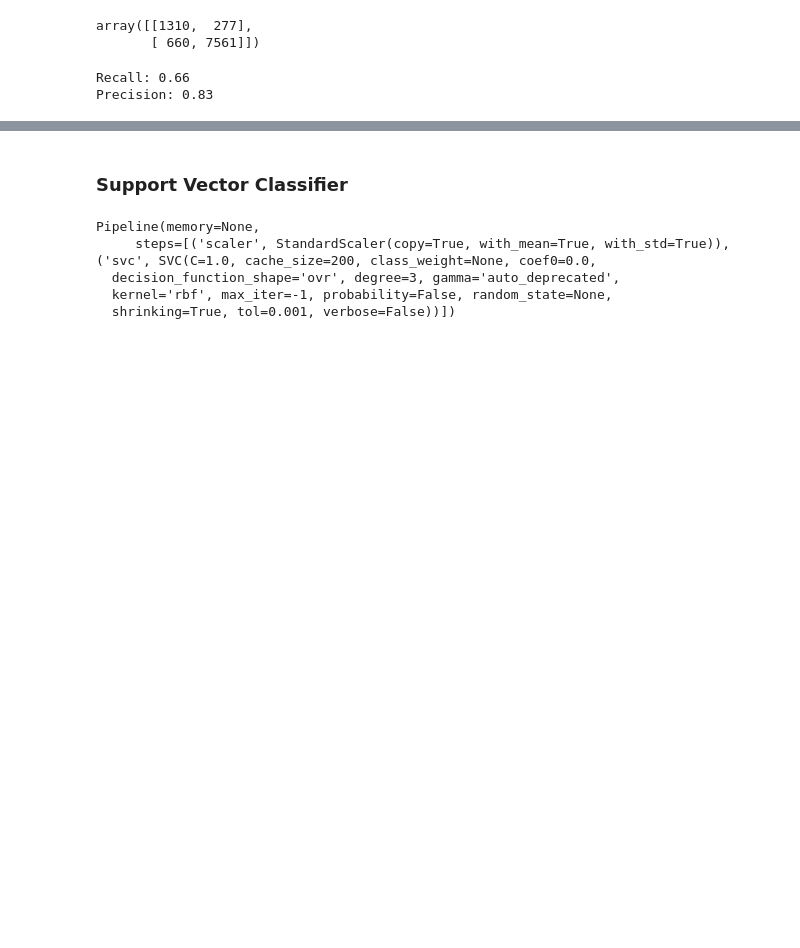
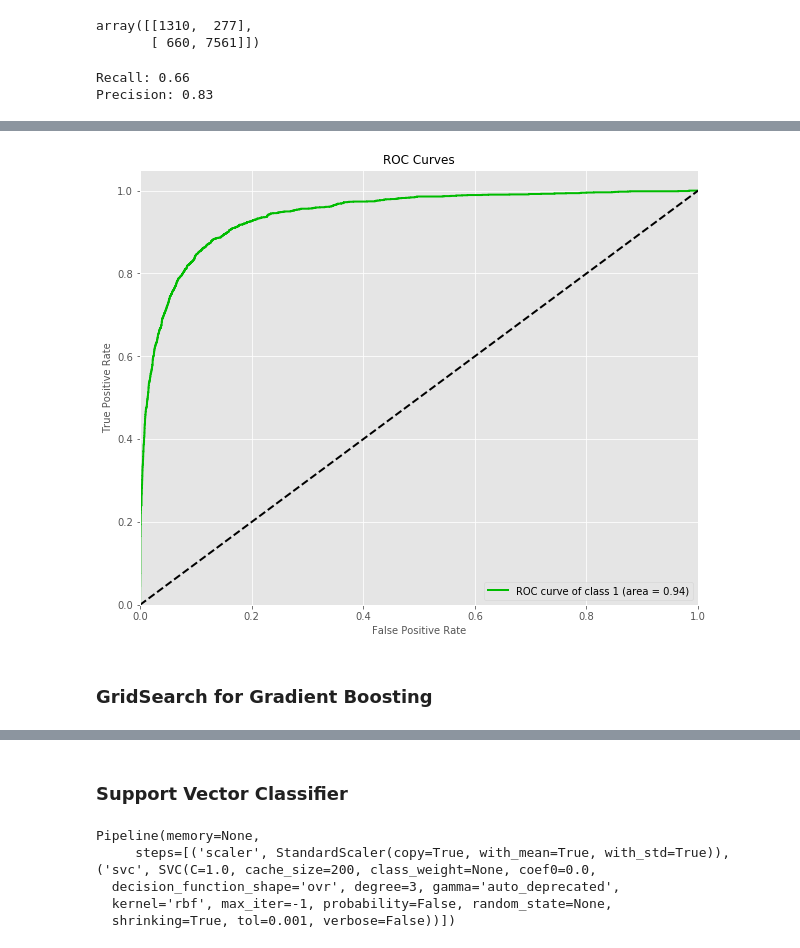
Before and after one commit to Chibuzor44/classification, a Jupyter notebook: best_models.ipynb, the cells around one changed output, grey strips where cells are left out. Cells and saved outputs as stored; diff of their text form; code cells hidden in the pictures; blank space fills up the shorter version.

```diff
--- a/best_models.ipynb
+++ b/best_models.ipynb
@@ -588,0 +306,6 @@ y_pred_gb3 = gb3.predict(X_test_gb2)
+# %%
+scaler = StandardScaler()
+X_scaled = scaler.fit_transform(X_train_res)
+# %%
+gb3 = GradientBoostingClassifier()
+gb3.fit(X_scaled, y_train_res)
@@ -589 +322,4 @@ y_pred_gb3 = gb3.predict(X_test_gb2)
+# %%
+X_test_scaled = scaler.transform(X_test)
+y_pred_gb3 = gb3.predict(X_test_scaled)
 # %%
@@ -604,0 +339,11 @@ df_na.isnull().sum(axis=0).sort_values(ascending=False)
+# %%
+#predicted probabilities
+scores = gb3.predict_proba(X_test_scaled)
+# %%
+_=skplt.metrics.plot_roc(y_test, scores,
+                         classes_to_plot=[1], plot_micro=False,
+                         plot_macro=False, figsize=(10,8))
+# %% [output]
+[figure, added]
+# %% [markdown]
+### GridSearch for Gradient Boosting
```
Also changed, not shown: parts of 95 cells of this notebook, 2 other files.
